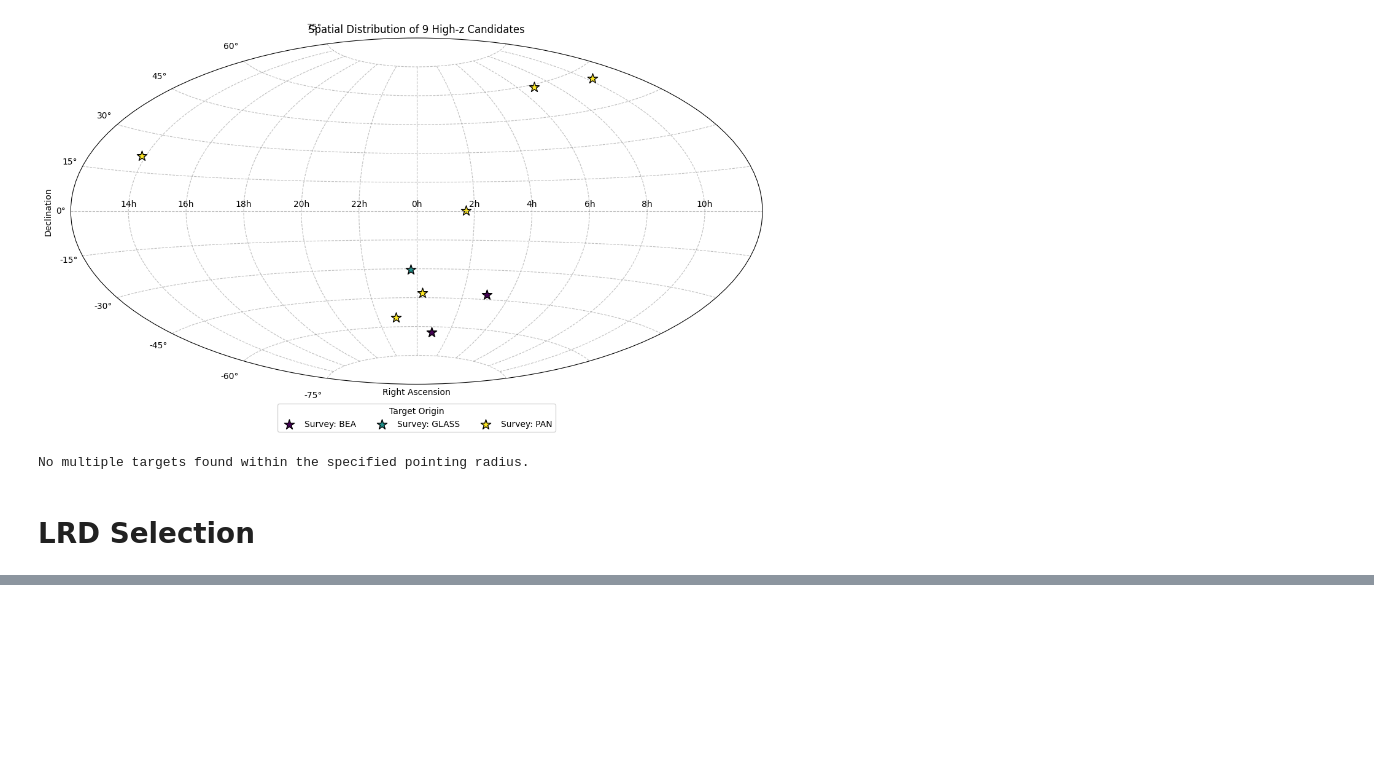
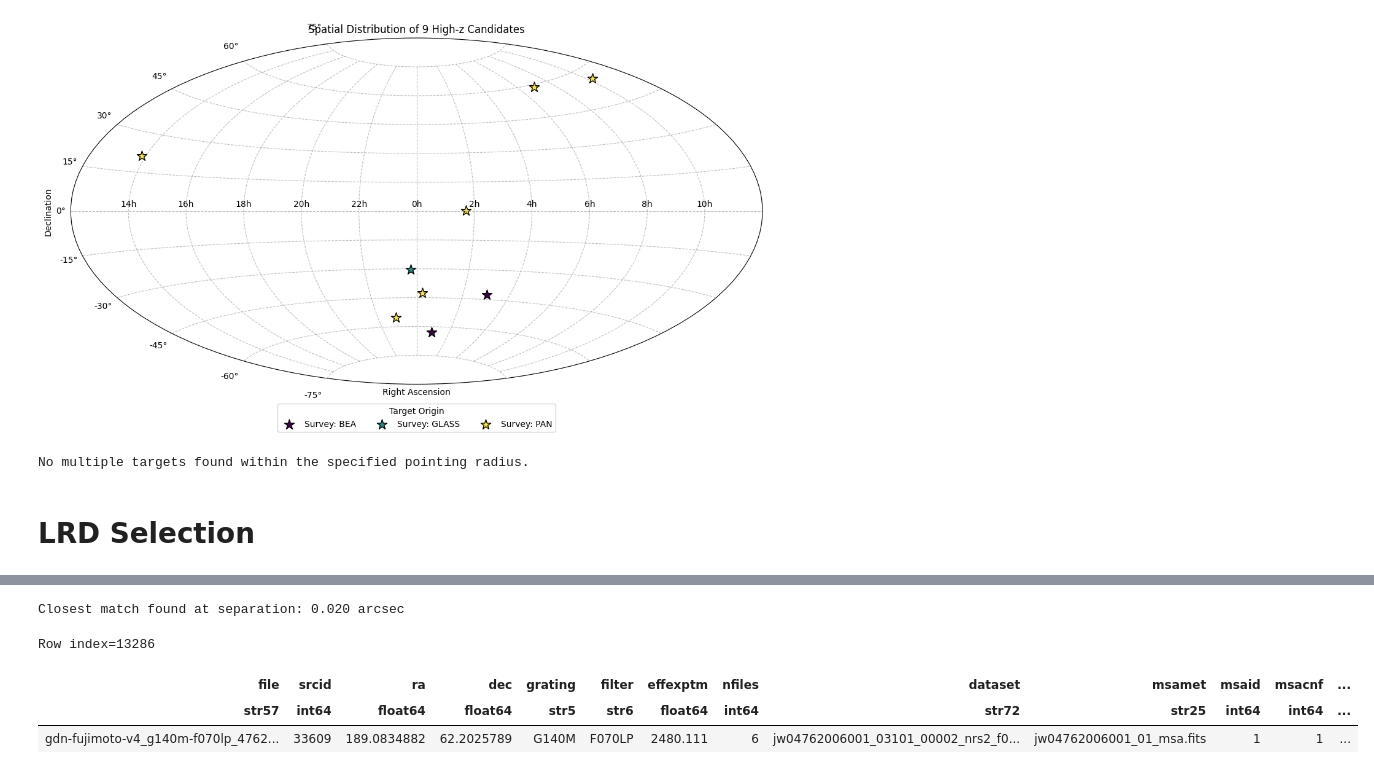
Before and after one commit to sfremy/my-eazy-jwst, a Jupyter notebook: scripts/lrdselect.ipynb, the cells around one changed output, grey strips where cells are left out. Cells and saved outputs as stored; diff of their text form; code cells hidden in the pictures; blank space fills up the shorter version.

```diff
--- a/scripts/lrdselect.ipynb
+++ b/scripts/lrdselect.ipynb
@@ -156,0 +1111,47 @@ No multiple targets found within the specified pointing radius.
+# %%
+from grizli import utils
+from astropy.utils.data import download_file
+
+version = "v4.4" # Updated September 5, 2025.  Include all public spectra even without redshift / line fits
+
+CACHE_DOWNLOADS = True
+URL_PREFIX = "https://zenodo.org/records/15472354/files/"
+
+# --- Load MSAEXP emission line catalog ---
+table_url = f"{URL_PREFIX}/dja_msaexp_emission_lines_{version}.csv.gz"
+spectra = utils.read_catalog(download_file(table_url, cache=CACHE_DOWNLOADS), format='csv')
+# %%
+from astropy.coordinates import SkyCoord
+import astropy.units as u
+
+def find_msaexp_file_by_coor(ra_target, dec_target, catalog):
+    """
+    Finds the closest matching target in the msaexp catalog by RA and Dec,
+    and returns its S3 bucket folder root and spec.fits filename.
+    """
+    # 1. Convert the entire catalog coordinates into SkyCoord structures
+    catalog_coords = SkyCoord(ra=catalog['ra']*u.deg, dec=catalog['dec']*u.deg)
+    target_coord = SkyCoord(ra=ra_target*u.deg, dec=dec_target*u.deg)
+
+    # 2. Match coordinates (finds the absolute closest index)
+    idx, d2d, _ = target_coord.match_to_catalog_sky(catalog_coords)
+
+    # Extract the matching row
+    match_row = catalog[idx]
+
+    print(f"Closest match found at separation: {d2d.arcsec[0]:.3f} arcsec")
+    if d2d.arcsec[0] > 1.0:
+        print("Warning: The closest target is more than 1 arcsecond away. Verify coordinates.")
+
+    # 3. Pull the tracking IDs needed to build the filename
+    # Typically, msaexp catalogs contain 'root' and 'id' columns
+
+    return match_row
+
+find_msaexp_file_by_coor(ra_target=189.08348, dec_target=62.202583, catalog=spectra)
+# %% [output]
+Closest match found at separation: 0.020 arcsec
+Row index=13286
+| file | srcid | ra | dec | grating | filter | effexptm | nfiles | dataset | msamet | msaid | msacnf | ... |
+| str57 | int64 | float64 | float64 | str5 | str6 | float64 | int64 | str72 | str25 | int64 | int64 | ... |
+| gdn-fujimoto-v4_g140m-f070lp_4762... | 33609 | 189.0834882 | 62.2025789 | G140M | F070LP | 2480.111 | 6 | jw04762006001_03101_00002_nrs2_f0... | jw04762006001_01_msa.fits | 1 | 1 | ... |
```
Also changed, not shown: parts of 16 cells of this notebook, 2 other files.
